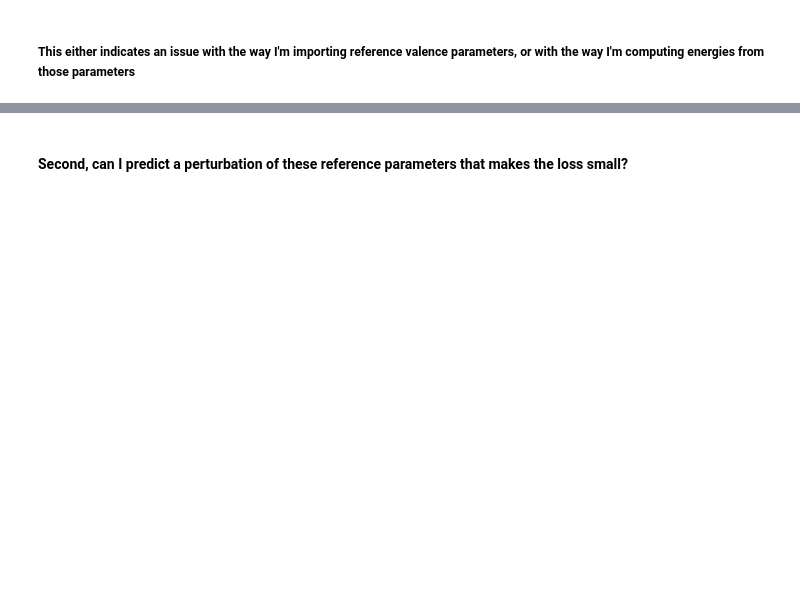
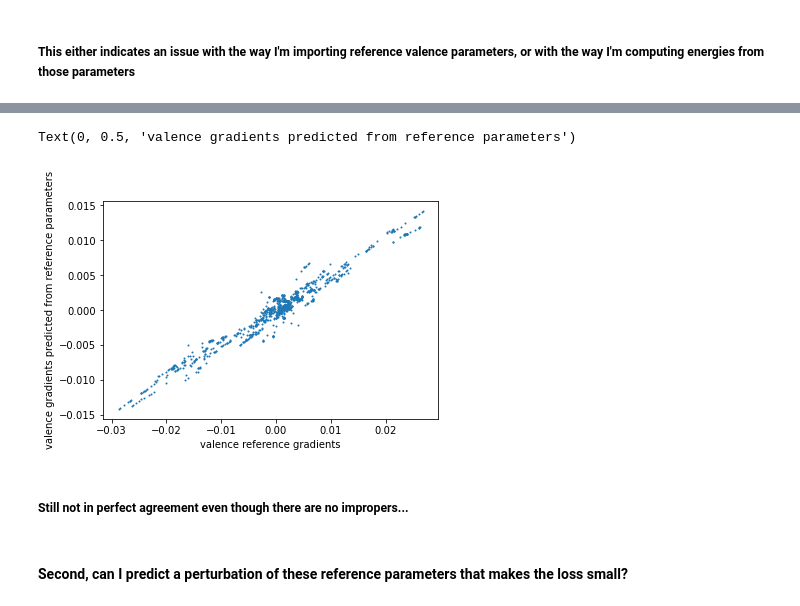
Before and after one commit to choderalab/espaloma, a Jupyter notebook: scripts/mm_fitting/[wip] Attempt to fit to OpenFF 1.2 valence energies and gradients.ipynb, the cells around one changed output, grey strips where cells are left out. Drawn from its saved outputs; the diff is of its cells as text; code cells hidden in the pictures; blank space fills up the shorter version.

```diff
--- a/scripts/mm_fitting/[wip] Attempt to fit to OpenFF 1.2 valence energies and gradients.ipynb
+++ b/scripts/mm_fitting/[wip] Attempt to fit to OpenFF 1.2 valence energies and gradients.ipynb
@@ -249,0 +273,13 @@ tensor(9.5083)
+# %%
+ref_params = get_ref_params(lucky_mol)
+g_ref_prime = predict_energy_gradients(lucky_mol, xyzs[lucky_mol], ref_params)
+g_ref = gradients[lucky_mol]
+# %%
+plt.scatter(g_ref.flatten(), g_ref_prime.detach().flatten(), s=1)
+plt.xlabel('valence reference gradients')
+plt.ylabel('valence gradients predicted from reference parameters')
+# %% [output]
+Text(0, 0.5, 'valence gradients predicted from reference parameters')
+[figure, added]
+# %% [markdown]
+##### Still not in perfect agreement even though there are no impropers...
```
Also changed, not shown: parts of 14 cells of this notebook.
